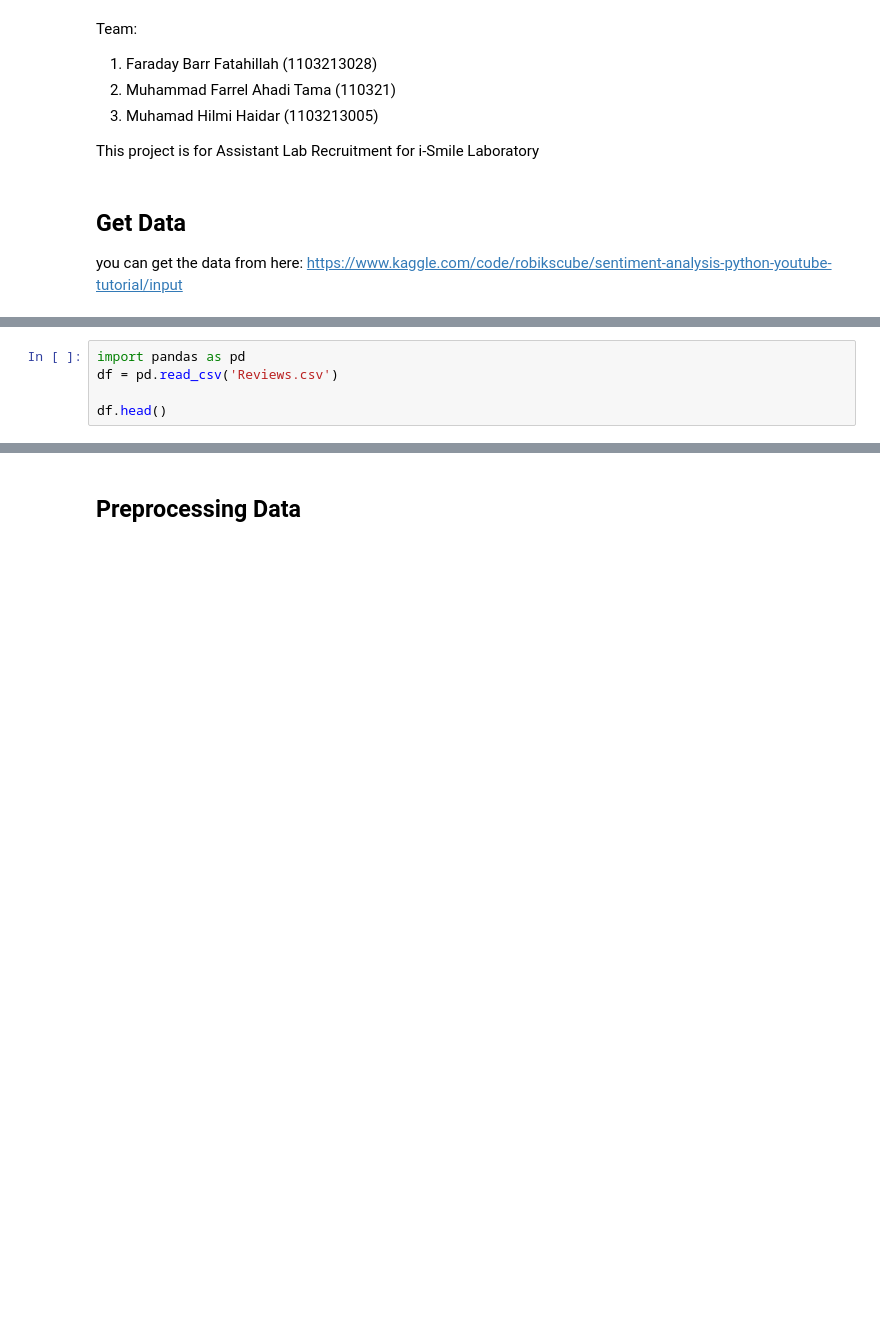
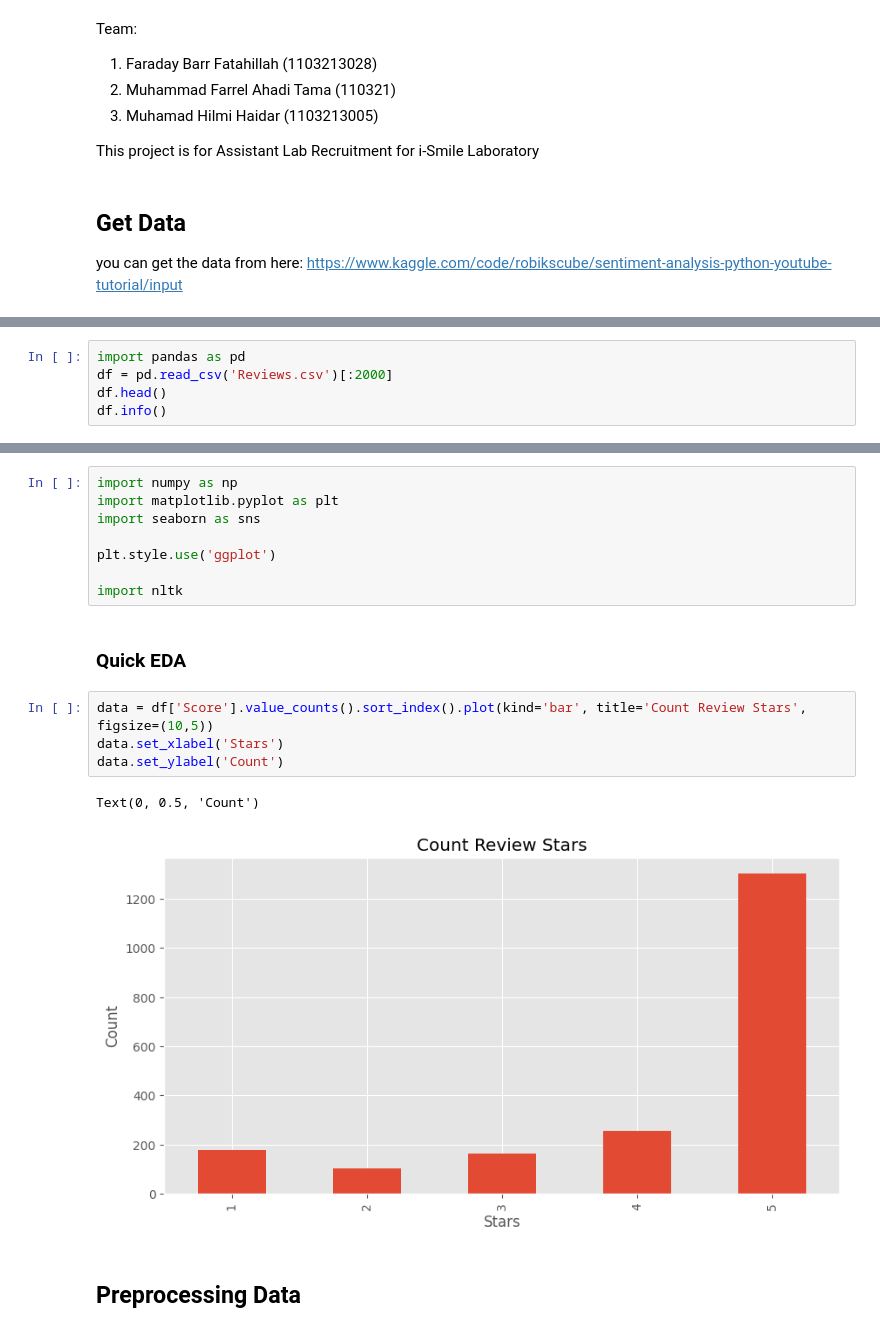
Before and after one commit to FaradayB/SentimentAnalysis_NLP, a Jupyter notebook: main.ipynb, the cells around one changed output, grey strips where cells are left out. Cells and saved outputs as stored; diff of their text form; blank space fills up the shorter version.

```diff
--- a/main.ipynb
+++ b/main.ipynb
@@ -21,6 +21,6 @@ with ZipFile('C:\\Users\\BOBEh\\Documents\\SentimentAnalysis_NLP\\Reviews.csv.zi
 # %%
 import pandas as pd
-df = pd.read_csv('Reviews.csv')
-
+df = pd.read_csv('Reviews.csv')[:2000]
 df.head()
+df.info()
 # %% [output]
@@ -33,3 +44,20 @@ df.head()
+# %%
+import numpy as np
+import matplotlib.pyplot as plt
+import seaborn as sns
+
+plt.style.use('ggplot')
+
+import nltk
+# %% [markdown]
+### Quick EDA
+# %%
+data = df['Score'].value_counts().sort_index().plot(kind='bar', title='Count Review Stars', figsize=(10,5))
+data.set_xlabel('Stars')
+data.set_ylabel('Count')
+# %% [output]
+Text(0, 0.5, 'Count')
+[figure, added]
 # %% [markdown]
 ## Preprocessing Data
 # %% [markdown]
```
Also changed, not shown: parts of 19 cells of this notebook.
